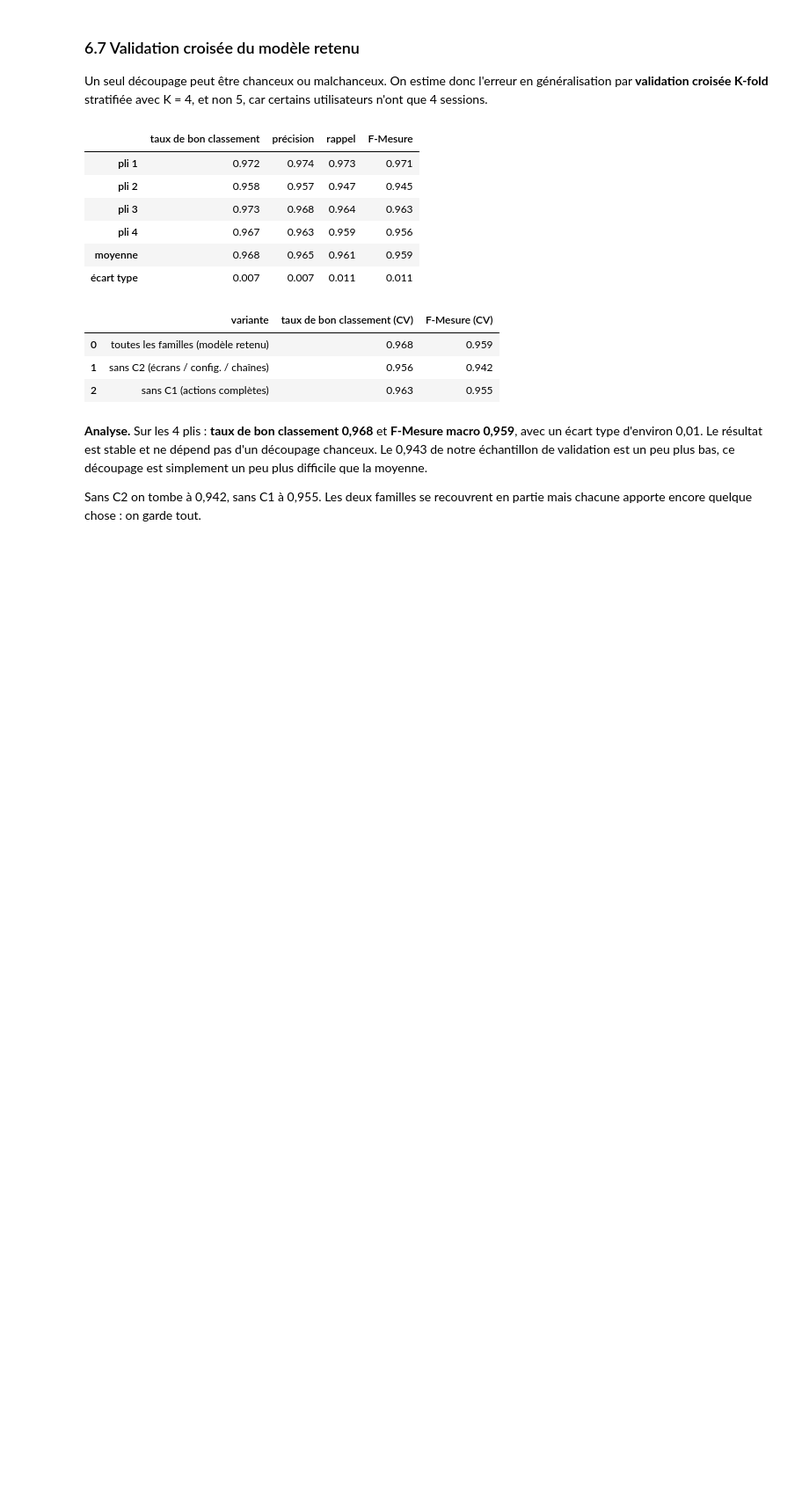
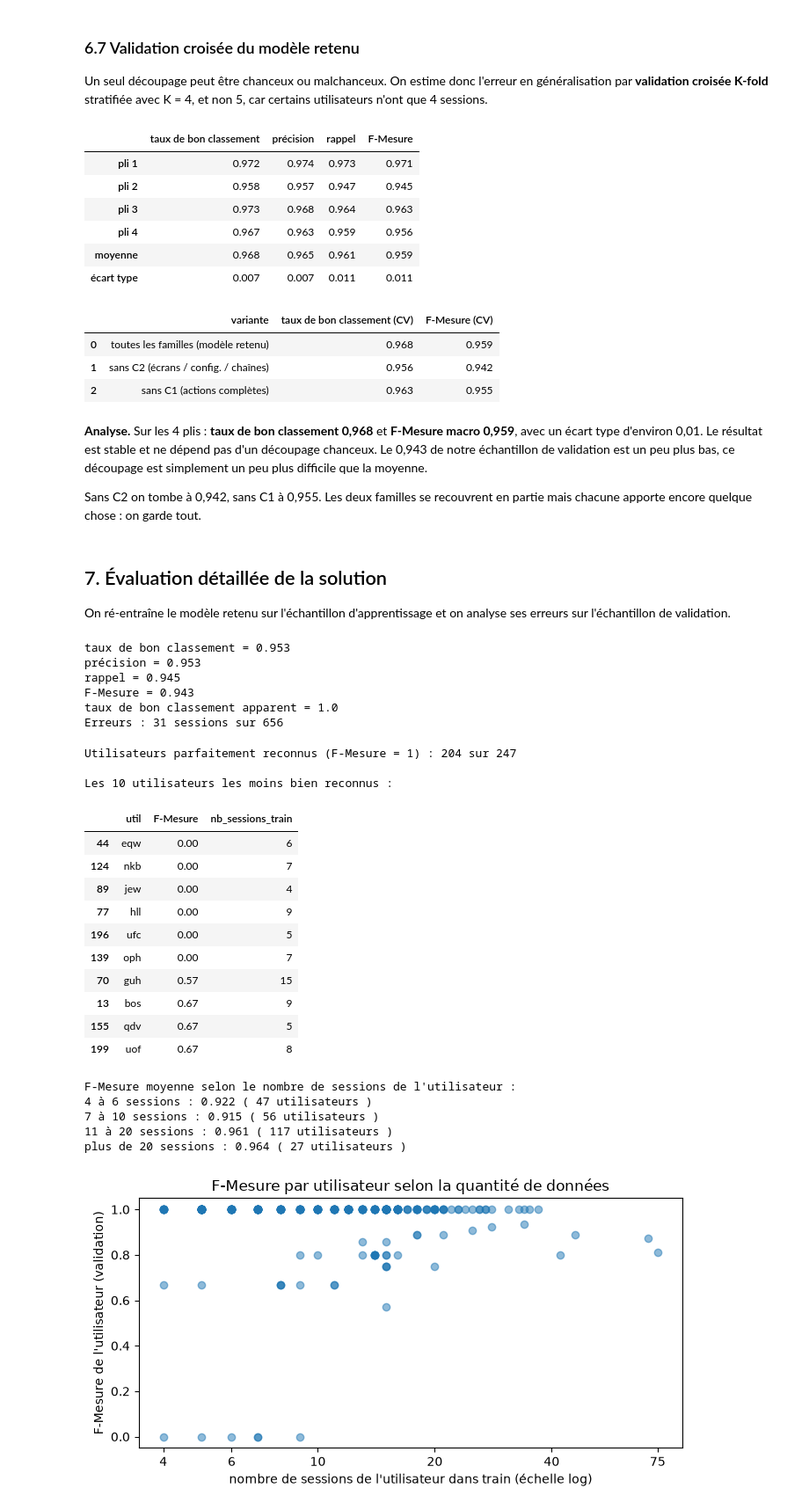
Before and after one commit to AchrafBitar/CopiloteBE, a Jupyter notebook: BE1_identification_utilisateurs.ipynb, the cells around one changed output. Shown at 88% size. Drawn from its saved outputs; the diff is of its cells as text; code cells hidden in the pictures; blank space fills up the shorter version.

Commit message:
Évaluation détaillée et interprétabilité

```diff
--- a/BE1_identification_utilisateurs.ipynb
+++ b/BE1_identification_utilisateurs.ipynb
@@ -1005,3 +1005,77 @@ pd.DataFrame(lignes).round(3)
 **Analyse.** Sur les 4 plis : **taux de bon classement 0,968** et **F-Mesure macro 0,959**, avec un écart type d'environ 0,01. Le résultat est stable et ne dépend pas d'un découpage chanceux. Le 0,943 de notre échantillon de validation est un peu plus bas, ce découpage est simplement un peu plus difficile que la moyenne.
 
 Sans C2 on tombe à 0,942, sans C1 à 0,955. Les deux familles se recouvrent en partie mais chacune apporte encore quelque chose : on garde tout.
+# %% [markdown]
+## 7. Évaluation détaillée de la solution
+
+On ré-entraîne le modèle retenu sur l'échantillon d'apprentissage et on analyse ses erreurs sur l'échantillon de validation.
+# %%
+modele = modele_final()
+modele.fit(X_app, y_app)
+pred_val = modele.predict(X_val)
+
+resultat = scores("SVM linéaire", y_val, pred_val)
+for metrique in resultat:
+    if metrique != "modèle":
+        print(metrique, "=", round(resultat[metrique], 3))
+print("taux de bon classement apparent =", round(accuracy_score(y_app, modele.predict(X_app)), 3))
+print("Erreurs :", (pred_val != y_val).sum(), "sessions sur", len(y_val))
+# %% [output]
+taux de bon classement = 0.953
+précision = 0.953
+rappel = 0.945
+F-Mesure = 0.943
+taux de bon classement apparent = 1.0
+Erreurs : 31 sessions sur 656
+# %%
+classes_val = np.unique(y_val)
+f_mesures = f1_score(y_val, pred_val, labels=classes_val, average=None)   # une F-Mesure par utilisateur
+nb_sessions = pd.Series(y).value_counts()                                 # nombre de sessions de chaque utilisateur
+
+f_par_util = pd.DataFrame()
+f_par_util["util"] = noms_utilisateurs[classes_val]
+f_par_util["F-Mesure"] = f_mesures
+f_par_util["nb_sessions_train"] = nb_sessions.loc[classes_val].to_numpy()
+
+print("Utilisateurs parfaitement reconnus (F-Mesure = 1) :", (f_par_util["F-Mesure"] == 1).sum(), "sur", len(f_par_util))
+print("\nLes 10 utilisateurs les moins bien reconnus :")
+display(f_par_util.sort_values("F-Mesure").head(10).round(2))
+
+print("F-Mesure moyenne selon le nombre de sessions de l'utilisateur :")
+groupes = [("4 à 6 sessions", 4, 6), ("7 à 10 sessions", 7, 10), ("11 à 20 sessions", 11, 20), ("plus de 20 sessions", 21, 100)]
+for nom, mini, maxi in groupes:
+    dans_groupe = (f_par_util["nb_sessions_train"] >= mini) & (f_par_util["nb_sessions_train"] <= maxi)
+    print(nom, ":", round(f_par_util.loc[dans_groupe, "F-Mesure"].mean(), 3), "(", dans_groupe.sum(), "utilisateurs )")
+
+fig, ax = plt.subplots(figsize=(7, 3.8))
+ax.scatter(f_par_util["nb_sessions_train"], f_par_util["F-Mesure"], alpha=0.5)
+ax.set_xscale("log")
+ax.set_xticks([4, 6, 10, 20, 40, 75], ["4", "6", "10", "20", "40", "75"])
+ax.minorticks_off()
+ax.set_xlabel("nombre de sessions de l'utilisateur dans train (échelle log)")
+ax.set_ylabel("F-Mesure de l'utilisateur (validation)")
+ax.set_title("F-Mesure par utilisateur selon la quantité de données")
+plt.tight_layout()
+plt.savefig("figures/f_mesure_par_utilisateur.png", dpi=150)
+plt.show()
+# %% [output]
+Utilisateurs parfaitement reconnus (F-Mesure = 1) : 204 sur 247
+
+Les 10 utilisateurs les moins bien reconnus :
+|  | util | F-Mesure | nb_sessions_train |
+| 44 | eqw | 0.00 | 6 |
+| 124 | nkb | 0.00 | 7 |
+| 89 | jew | 0.00 | 4 |
+| 77 | hll | 0.00 | 9 |
+| 196 | ufc | 0.00 | 5 |
+| 139 | oph | 0.00 | 7 |
+| 70 | guh | 0.57 | 15 |
+| 13 | bos | 0.67 | 9 |
+| 155 | qdv | 0.67 | 5 |
+| 199 | uof | 0.67 | 8 |
+F-Mesure moyenne selon le nombre de sessions de l'utilisateur :
+4 à 6 sessions : 0.922 ( 47 utilisateurs )
+7 à 10 sessions : 0.915 ( 56 utilisateurs )
+11 à 20 sessions : 0.961 ( 117 utilisateurs )
+plus de 20 sessions : 0.964 ( 27 utilisateurs )
+[figure, added]
```
Also changed, not shown: parts of 12 cells of this notebook, 3 other files.
